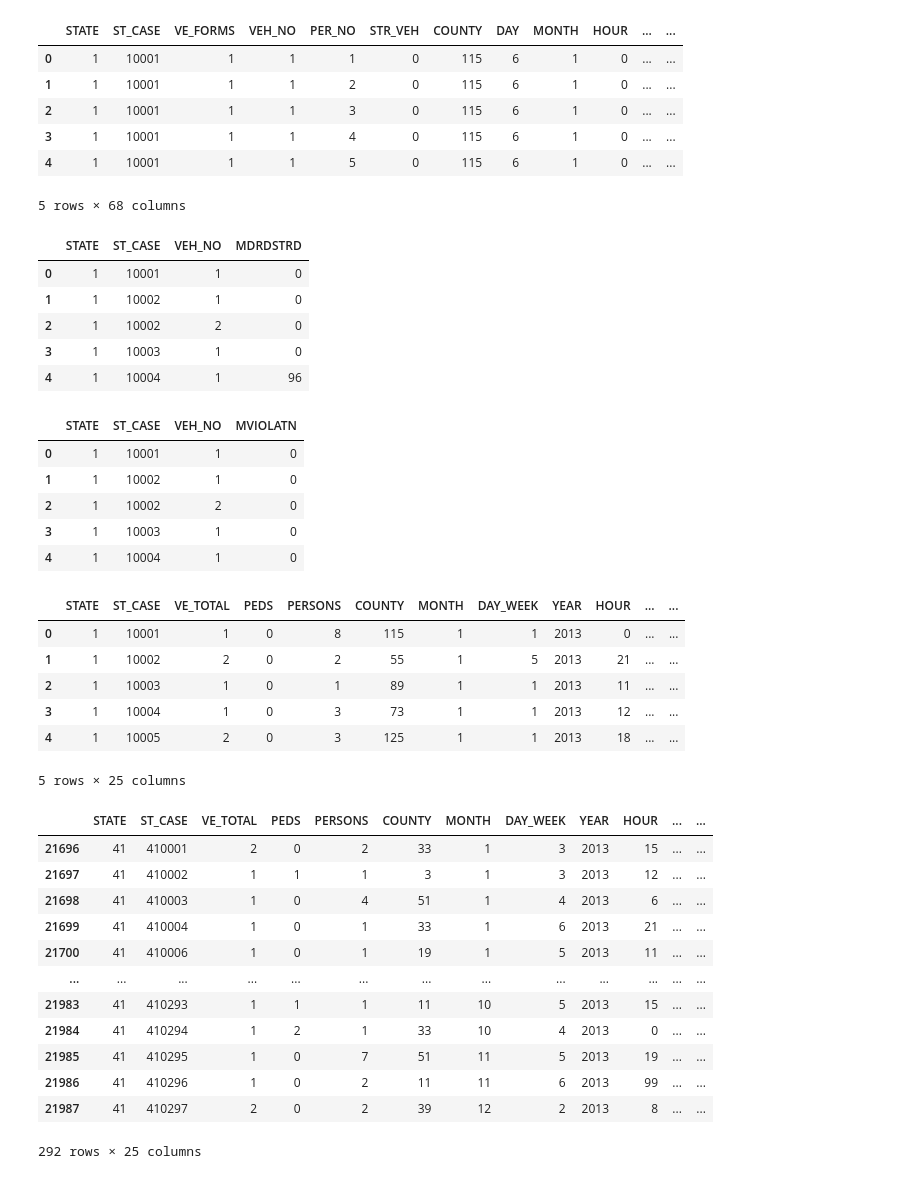
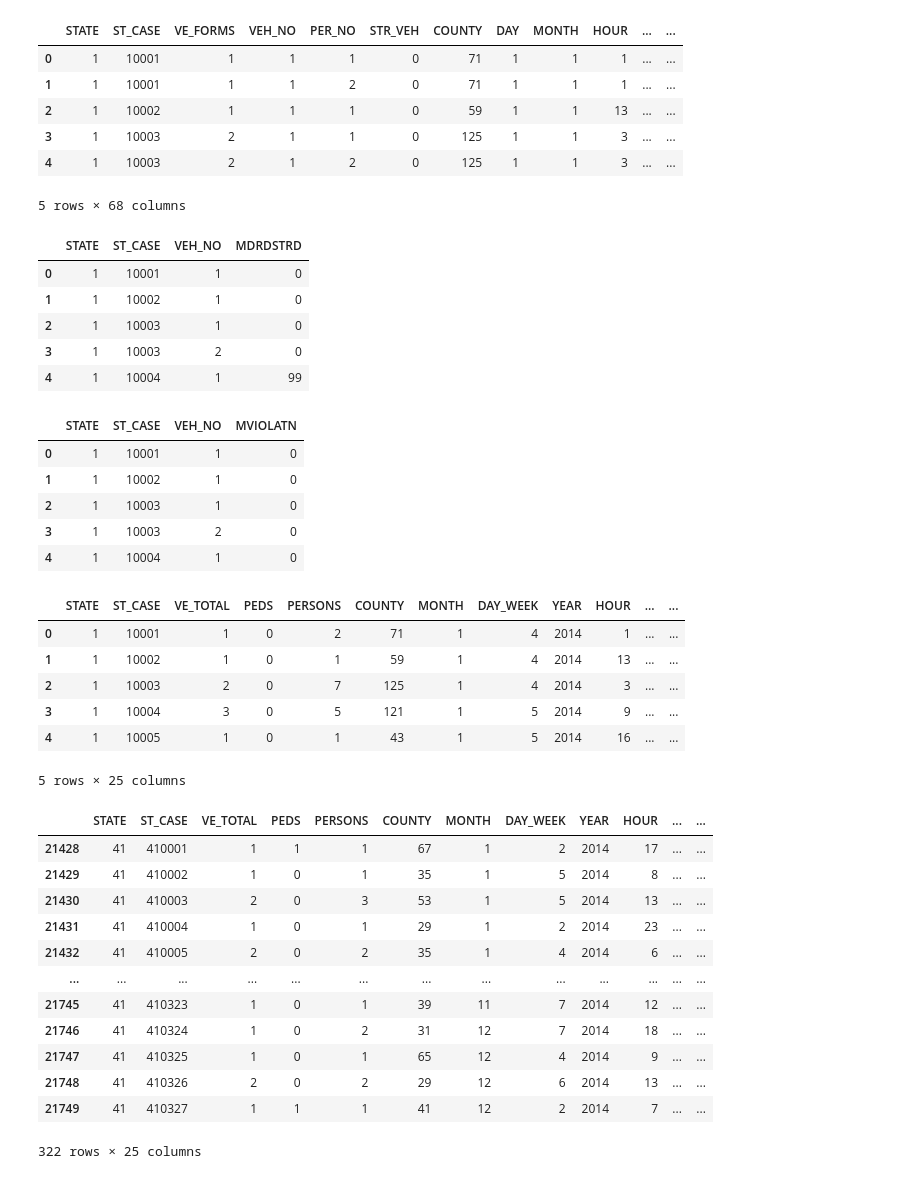
Before and after one commit to RebelKell/group-4, a Jupyter notebook: 2014_data_cleanup.ipynb, the cells around one changed output. Saved outputs shown, nothing was run; the diff lists cells and outputs as text; code cells hidden in the pictures.

```diff
--- a/2013_data_cleanup.ipynb
+++ b/2014_data_cleanup.ipynb
@@ -1,8 +1,8 @@
 # %%
 import pandas as pd
 # %%
-filepath2013 = 'Resources/raw_data/FARS2013NationalCSV/'
-accidents_2013_df = pd.read_csv(filepath2013+'ACCIDENT.CSV')
-accidents_2013_df.head()
+filepath2014 = 'Resources/raw_data/FARS2014NationalCSV/'
+accidents_2014_df = pd.read_csv(filepath2014+'ACCIDENT.CSV')
+accidents_2014_df.head()
 # %% [output]
 |  | STATE | ST_CASE | VE_TOTAL | VE_FORMS | PVH_INVL | PEDS | PERNOTMVIT | PERMVIT | PERSONS | COUNTY | ... |
@@ -26,67 +26,67 @@ vehicle_2013_df.head()
 5 rows × 102 columns
 # %%
 # Grabbing 3rd of 5 files
-person_2013_df = pd.read_csv(filepath2013 + 'PERSON.CSV', low_memory=False)
-person_2013_df.head()
+person_2014_df = pd.read_csv(filepath2014 + 'PERSON.CSV', low_memory=False)
+person_2014_df.head()
 # %% [output]
 |  | STATE | ST_CASE | VE_FORMS | VEH_NO | PER_NO | STR_VEH | COUNTY | DAY | MONTH | HOUR | ... | ... |
-| 0 | 1 | 10001 | 1 | 1 | 1 | 0 | 115 | 6 | 1 | 0 | ... | ... |
-| 1 | 1 | 10001 | 1 | 1 | 2 | 0 | 115 | 6 | 1 | 0 | ... | ... |
-| 2 | 1 | 10001 | 1 | 1 | 3 | 0 | 115 | 6 | 1 | 0 | ... | ... |
-| 3 | 1 | 10001 | 1 | 1 | 4 | 0 | 115 | 6 | 1 | 0 | ... | ... |
-| 4 | 1 | 10001 | 1 | 1 | 5 | 0 | 115 | 6 | 1 | 0 | ... | ... |
+| 0 | 1 | 10001 | 1 | 1 | 1 | 0 | 71 | 1 | 1 | 1 | ... | ... |
+| 1 | 1 | 10001 | 1 | 1 | 2 | 0 | 71 | 1 | 1 | 1 | ... | ... |
+| 2 | 1 | 10002 | 1 | 1 | 1 | 0 | 59 | 1 | 1 | 13 | ... | ... |
+| 3 | 1 | 10003 | 2 | 1 | 1 | 0 | 125 | 1 | 1 | 3 | ... | ... |
+| 4 | 1 | 10003 | 2 | 1 | 2 | 0 | 125 | 1 | 1 | 3 | ... | ... |
 5 rows × 68 columns
 # %%
 # Grabbing the fourth of 5 files
-distract_2013_df = pd.read_csv(filepath2013 + 'DISTRACT.CSV')
-distract_2013_df.head()
+distract_2014_df = pd.read_csv(filepath2014 + 'DISTRACT.CSV')
+distract_2014_df.head()
 # %% [output]
 |  | STATE | ST_CASE | VEH_NO | MDRDSTRD |
 | 0 | 1 | 10001 | 1 | 0 |
 | 1 | 1 | 10002 | 1 | 0 |
-| 2 | 1 | 10002 | 2 | 0 |
-| 3 | 1 | 10003 | 1 | 0 |
-| 4 | 1 | 10004 | 1 | 96 |
+| 2 | 1 | 10003 | 1 | 0 |
+| 3 | 1 | 10003 | 2 | 0 |
+| 4 | 1 | 10004 | 1 | 99 |
 # %%
 # Grabbing the 5th of 5 files
-violation_2013_df = pd.read_csv(filepath2013+'VIOLATN.CSV')
-violation_2013_df.head()
+violation_2014_df = pd.read_csv(filepath2014+'VIOLATN.CSV')
+violation_2014_df.head()
 # %% [output]
 |  | STATE | ST_CASE | VEH_NO | MVIOLATN |
 | 0 | 1 | 10001 | 1 | 0 |
 | 1 | 1 | 10002 | 1 | 0 |
-| 2 | 1 | 10002 | 2 | 0 |
-| 3 | 1 | 10003 | 1 | 0 |
+| 2 | 1 | 10003 | 1 | 0 |
+| 3 | 1 | 10003 | 2 | 0 |
 | 4 | 1 | 10004 | 1 | 0 |
 # %%
 # Slimming the tables to jsut the columns we need
-accidents_2013_df = accidents_2013_df[['STATE', 'ST_CASE', 'VE_TOTAL', 'PEDS', 'PERSONS', 'COUNTY', 'MONTH', 'DAY_WEEK', 'YEAR', 'HOUR', 'ROAD_FNC', 'ROUTE', 'LATITUDE', 'LONGITUD', 'HARM_EV', 'MAN_COLL', 'RELJCT2', 'TYP_INT', 'REL_ROAD', 'WRK_ZONE', 'LGT_COND', 'WEATHER', 'SCH_BUS', 'FATALS', 'DRUNK_DR']]
-accidents_2013_df.head()
+accidents_2014_df = accidents_2014_df[['STATE', 'ST_CASE', 'VE_TOTAL', 'PEDS', 'PERSONS', 'COUNTY', 'MONTH', 'DAY_WEEK', 'YEAR', 'HOUR', 'ROAD_FNC', 'ROUTE', 'LATITUDE', 'LONGITUD', 'HARM_EV', 'MAN_COLL', 'RELJCT2', 'TYP_INT', 'REL_ROAD', 'WRK_ZONE', 'LGT_COND', 'WEATHER', 'SCH_BUS', 'FATALS', 'DRUNK_DR']]
+accidents_2014_df.head()
 # %% [output]
 |  | STATE | ST_CASE | VE_TOTAL | PEDS | PERSONS | COUNTY | MONTH | DAY_WEEK | YEAR | HOUR | ... | ... |
-| 0 | 1 | 10001 | 1 | 0 | 8 | 115 | 1 | 1 | 2013 | 0 | ... | ... |
-| 1 | 1 | 10002 | 2 | 0 | 2 | 55 | 1 | 5 | 2013 | 21 | ... | ... |
-| 2 | 1 | 10003 | 1 | 0 | 1 | 89 | 1 | 1 | 2013 | 11 | ... | ... |
-| 3 | 1 | 10004 | 1 | 0 | 3 | 73 | 1 | 1 | 2013 | 12 | ... | ... |
-| 4 | 1 | 10005 | 2 | 0 | 3 | 125 | 1 | 1 | 2013 | 18 | ... | ... |
+| 0 | 1 | 10001 | 1 | 0 | 2 | 71 | 1 | 4 | 2014 | 1 | ... | ... |
+| 1 | 1 | 10002 | 1 | 0 | 1 | 59 | 1 | 4 | 2014 | 13 | ... | ... |
+| 2 | 1 | 10003 | 2 | 0 | 7 | 125 | 1 | 4 | 2014 | 3 | ... | ... |
+| 3 | 1 | 10004 | 3 | 0 | 5 | 121 | 1 | 5 | 2014 | 9 | ... | ... |
+| 4 | 1 | 10005 | 1 | 0 | 1 | 43 | 1 | 5 | 2014 | 16 | ... | ... |
 5 rows × 25 columns
 # %%
 # Filtering to just accidents in Oregon
-accidents_2013_df = accidents_2013_df.loc[accidents_2013_df['STATE'] == 41]
-accidents_2013_df
+accidents_2014_df = accidents_2014_df.loc[accidents_2014_df['STATE'] == 41]
+accidents_2014_df
 # %% [output]
 |  | STATE | ST_CASE | VE_TOTAL | PEDS | PERSONS | COUNTY | MONTH | DAY_WEEK | YEAR | HOUR | ... | ... |
-| 21696 | 41 | 410001 | 2 | 0 | 2 | 33 | 1 | 3 | 2013 | 15 | ... | ... |
-| 21697 | 41 | 410002 | 1 | 1 | 1 | 3 | 1 | 3 | 2013 | 12 | ... | ... |
-| 21698 | 41 | 410003 | 1 | 0 | 4 | 51 | 1 | 4 | 2013 | 6 | ... | ... |
-| 21699 | 41 | 410004 | 1 | 0 | 1 | 33 | 1 | 6 | 2013 | 21 | ... | ... |
-| 21700 | 41 | 410006 | 1 | 0 | 1 | 19 | 1 | 5 | 2013 | 11 | ... | ... |
+| 21428 | 41 | 410001 | 1 | 1 | 1 | 67 | 1 | 2 | 2014 | 17 | ... | ... |
+| 21429 | 41 | 410002 | 1 | 0 | 1 | 35 | 1 | 5 | 2014 | 8 | ... | ... |
+| 21430 | 41 | 410003 | 2 | 0 | 3 | 53 | 1 | 5 | 2014 | 13 | ... | ... |
+| 21431 | 41 | 410004 | 1 | 0 | 1 | 29 | 1 | 2 | 2014 | 23 | ... | ... |
+| 21432 | 41 | 410005 | 2 | 0 | 2 | 35 | 1 | 4 | 2014 | 6 | ... | ... |
 | ... | ... | ... | ... | ... | ... | ... | ... | ... | ... | ... | ... | ... |
-| 21983 | 41 | 410293 | 1 | 1 | 1 | 11 | 10 | 5 | 2013 | 15 | ... | ... |
-| 21984 | 41 | 410294 | 1 | 2 | 1 | 33 | 10 | 4 | 2013 | 0 | ... | ... |
-| 21985 | 41 | 410295 | 1 | 0 | 7 | 51 | 11 | 5 | 2013 | 19 | ... | ... |
-| 21986 | 41 | 410296 | 1 | 0 | 2 | 11 | 11 | 6 | 2013 | 99 | ... | ... |
-| 21987 | 41 | 410297 | 2 | 0 | 2 | 39 | 12 | 2 | 2013 | 8 | ... | ... |
+| 21745 | 41 | 410323 | 1 | 0 | 1 | 39 | 11 | 7 | 2014 | 12 | ... | ... |
+| 21746 | 41 | 410324 | 1 | 0 | 2 | 31 | 12 | 7 | 2014 | 18 | ... | ... |
+| 21747 | 41 | 410325 | 1 | 0 | 1 | 65 | 12 | 4 | 2014 | 9 | ... | ... |
+| 21748 | 41 | 410326 | 2 | 0 | 2 | 29 | 12 | 6 | 2014 | 13 | ... | ... |
+| 21749 | 41 | 410327 | 1 | 1 | 1 | 41 | 12 | 2 | 2014 | 7 | ... | ... |
-292 rows × 25 columns
+322 rows × 25 columns
 # %%
 # Slimming to just the columns we need
```
Also changed, not shown: parts of 32 cells of this notebook, 3 other files.
